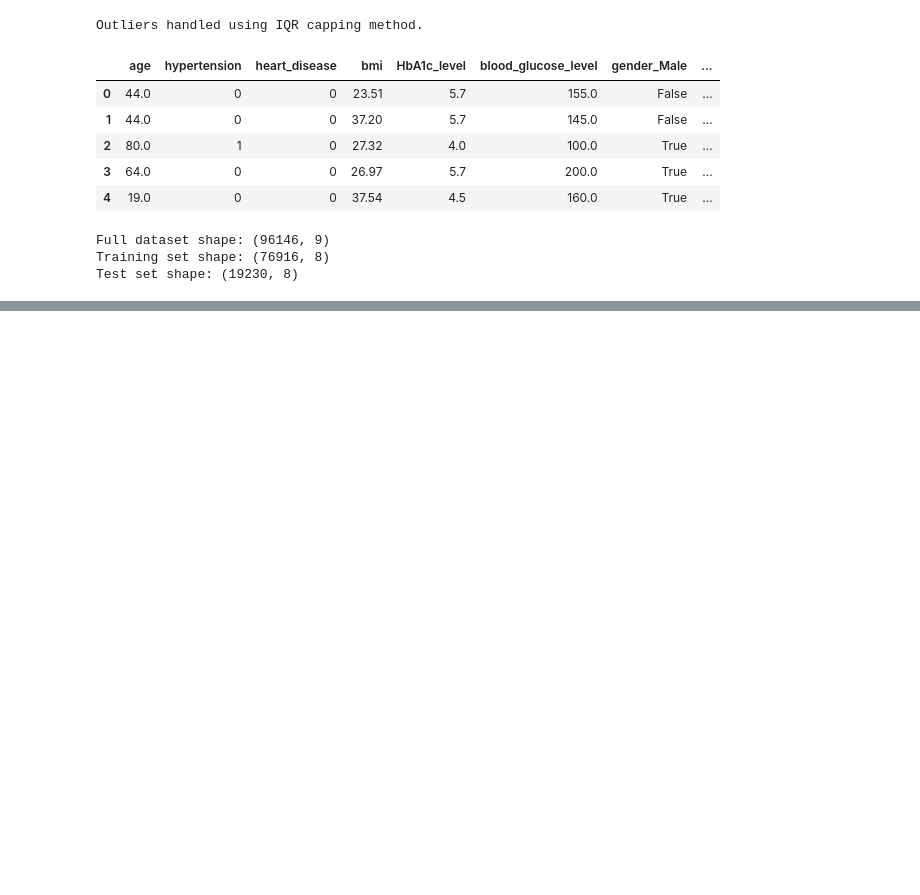
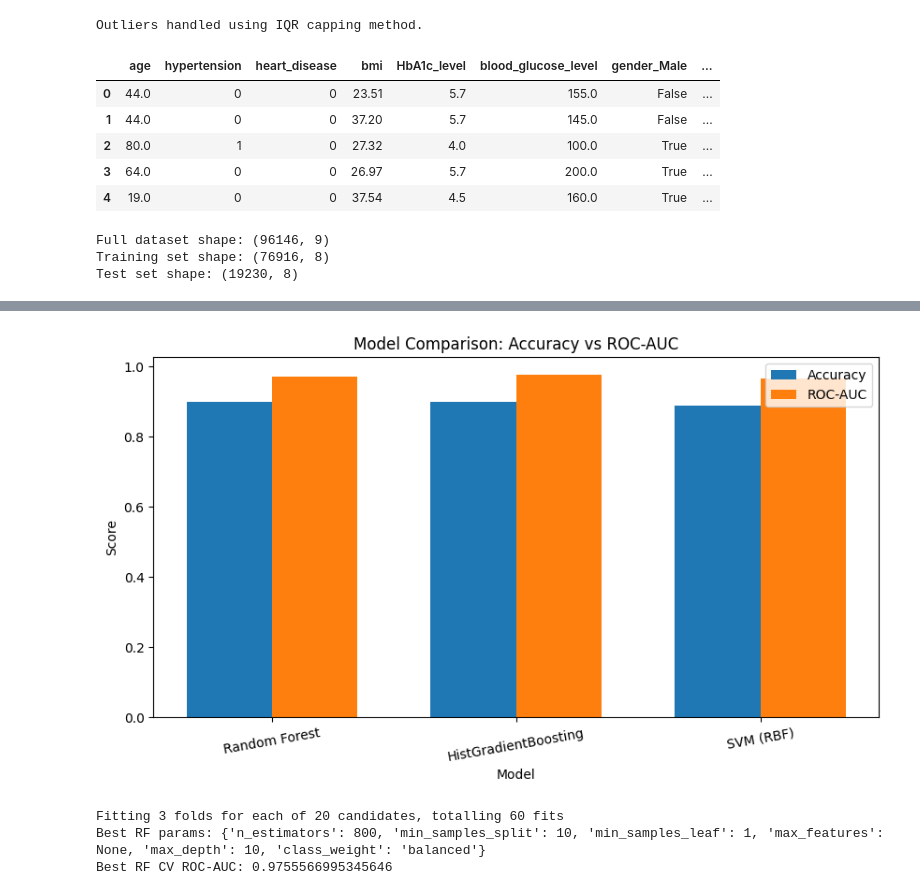
Before and after one commit to Sindhu809/sindhu-ds-project, a Jupyter notebook: final project.ipynb, the cells around one changed output, grey strips where cells are left out. Cells and saved outputs as stored; diff of their text form; code cells hidden in the pictures; blank space fills up the shorter version.

```diff
--- a/final project.ipynb
+++ b/final project.ipynb
@@ -299,0 +507,68 @@ X_test_p shape: (19230, 17)
+# %%
+from sklearn.metrics import accuracy_score
+import numpy as np
+import matplotlib.pyplot as plt
+
+# Accuracy values from your predictions
+acc_rf = accuracy_score(y_test, y_pred_rf)
+acc_hgb = accuracy_score(y_test, y_pred_hgb)
+acc_svm = accuracy_score(y_test, y_pred_svm)
+
+models = ["Random Forest", "HistGradientBoosting", "SVM (RBF)"]
+accuracies = [acc_rf, acc_hgb, acc_svm]
+aucs = [auc_rf, auc_hgb, auc_svm]
+
+x = np.arange(len(models))
+width = 0.35
+
+plt.figure(figsize=(10, 5))
+plt.bar(x - width/2, accuracies, width, label="Accuracy")
+plt.bar(x + width/2, aucs, width, label="ROC-AUC")
+
+plt.xticks(x, models, rotation=10)
+plt.title("Model Comparison: Accuracy vs ROC-AUC")
+plt.xlabel("Model")
+plt.ylabel("Score")
+plt.legend()
+plt.show()
+# %% [output]
+[figure, added]
+# %%
+from sklearn.ensemble import RandomForestClassifier
+from sklearn.model_selection import RandomizedSearchCV
+
+# Random Forest model
+rf = RandomForestClassifier(random_state=42, n_jobs=-1)
+
+# Hyperparameter search space
+rf_param_dist = {
+    "n_estimators": [200, 300, 500, 800],
+    "max_depth": [None, 10, 20, 30, 40],
+    "min_samples_split": [2, 5, 10],
+    "min_samples_leaf": [1, 2, 4],
+    "max_features": ["sqrt", "log2", None],
+    "class_weight": [None, "balanced"]
+}
+
+# Randomized search
+rf_search = RandomizedSearchCV(
+    estimator=rf,
+    param_distributions=rf_param_dist,
+    n_iter=20,
+    scoring="roc_auc",
+    cv=3,
+    random_state=42,
+    n_jobs=-1,
+    verbose=1
+)
+
+# Fit search
+rf_search.fit(X_train_smote, y_train_smote)
+
+print("Best RF params:", rf_search.best_params_)
+print("Best RF CV ROC-AUC:", rf_search.best_score_)
+best_rf = rf_search.best_estimator_
+# %% [output]
+Fitting 3 folds for each of 20 candidates, totalling 60 fits
+Best RF params: {'n_estimators': 800, 'min_samples_split': 10, 'min_samples_leaf': 1, 'max_features': None, 'max_depth': 10, 'class_weight': 'balanced'}
+Best RF CV ROC-AUC: 0.9755566995345646
```
Also changed, not shown: parts of 10 cells of this notebook.
